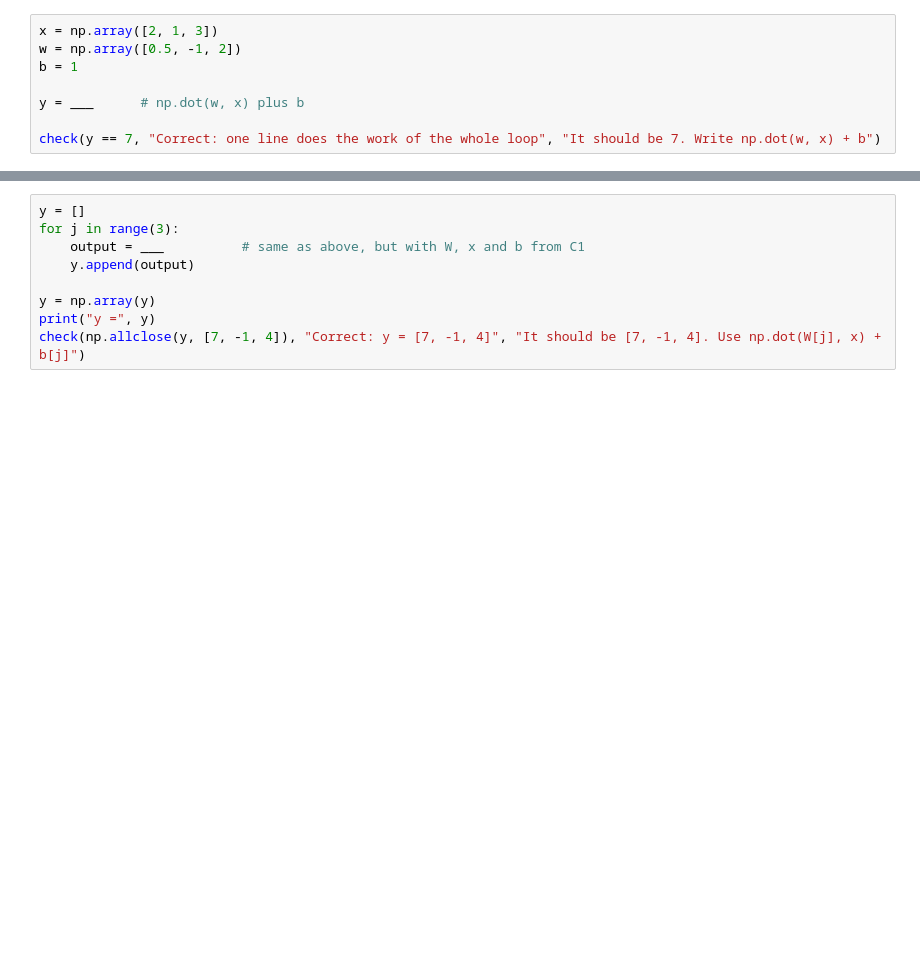
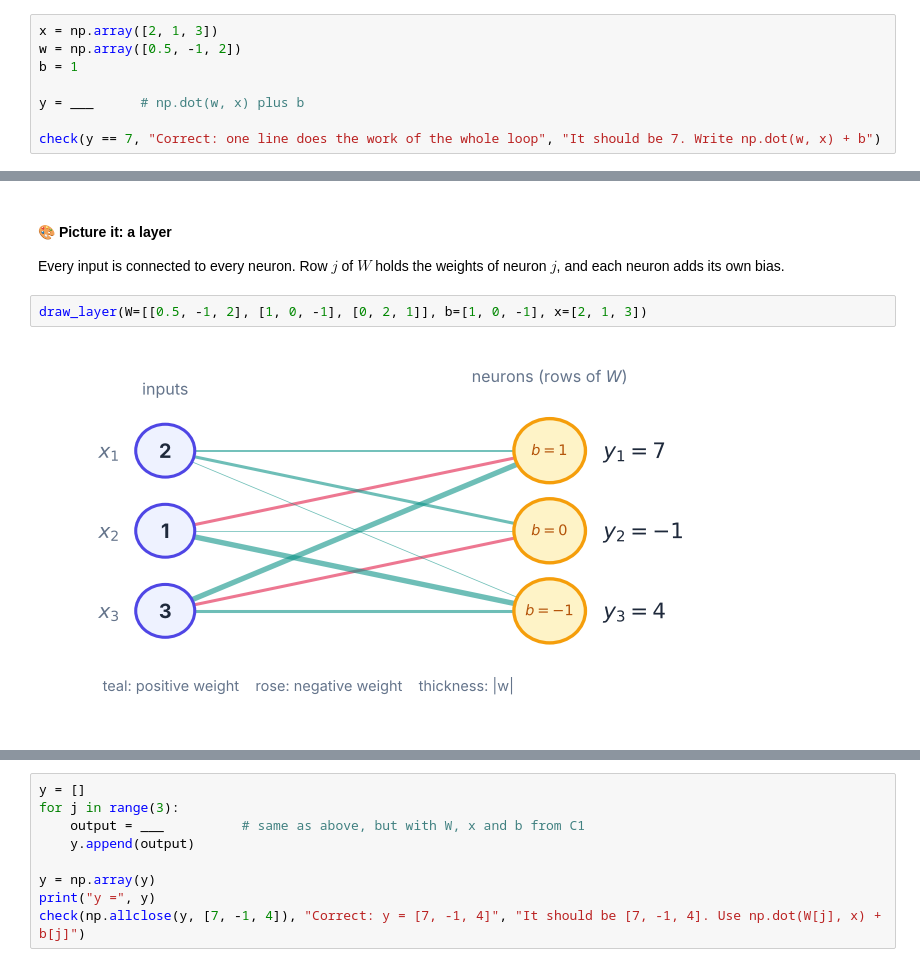
Before and after one commit to mathsaicode/AILab, a Jupyter notebook: notebooks/U01_S01_2026-11-23_neurona-y-capa/S01_2026-11-23_neurona-y-capa.ipynb, the cells around one changed output, grey strips where cells are left out. Drawn from its saved outputs; the diff is of its cells as text; blank space fills up the shorter version.

```diff
--- a/notebooks/U01_S01_2026-11-23_neurona-y-capa/S01_2026-11-23_neurona-y-capa.ipynb
+++ b/notebooks/U01_S01_2026-11-23_neurona-y-capa/S01_2026-11-23_neurona-y-capa.ipynb
@@ -401,0 +440,7 @@ See how $W$ is stored in NumPy and how to ask for one row.
+# %% [markdown]
+#### 🎨 Picture it: a layer
+Every input is connected to every neuron. Row $j$ of $W$ holds the weights of neuron $j$, and each neuron adds its own bias.
+# %%
+draw_layer(W=[[0.5, -1, 2], [1, 0, -1], [0, 2, 1]], b=[1, 0, -1], x=[2, 1, 3])
+# %% [output]
+[figure, added]
```
Also changed, not shown: parts of 64 cells of this notebook, 10 other files.
